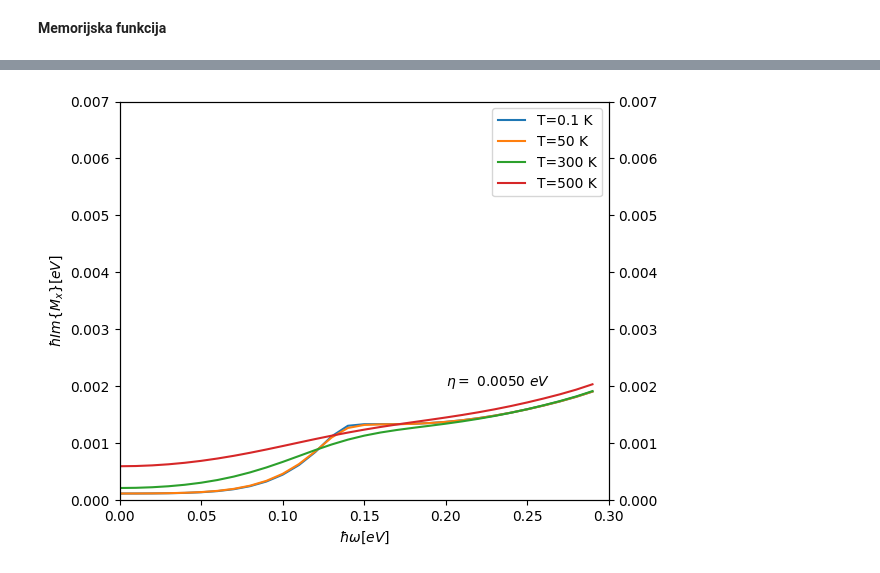
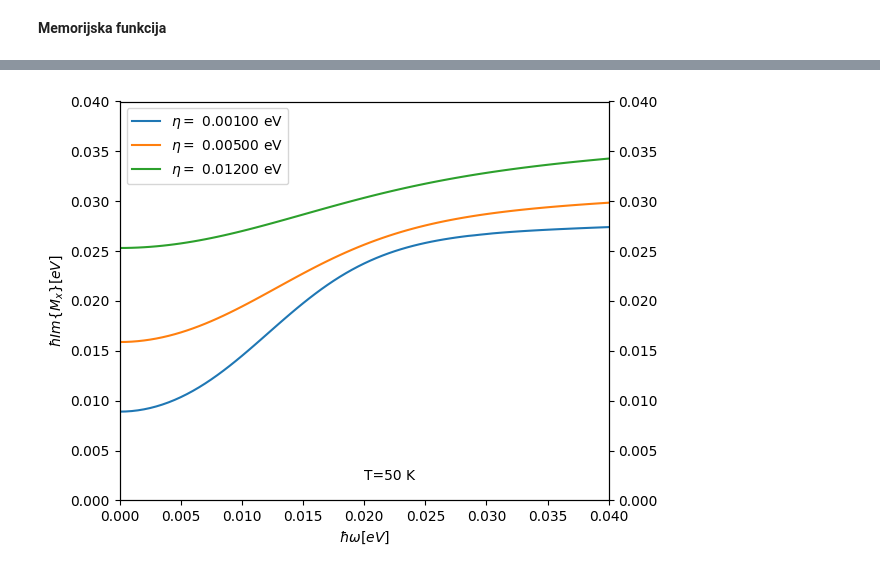
Before and after one commit to ppapac/24112024_memfn, a Jupyter notebook: MemoryDirac3D_012325.ipynb, the cells around one changed output, grey strips where cells are left out. Drawn from its saved outputs; the diff is of its cells as text; code cells hidden in the pictures.

```diff
--- a/MemoryDirac3D_012325.ipynb
+++ b/MemoryDirac3D_012325.ipynb
@@ -249,0 +252,10 @@ KeyboardInterrupt:
+# %%
+fig, *axs = setup_plot(imag=False, y_lim=[0,0.04], x_lim=[0,0.04])
+w_to_plot = np.arange(0,0.0401,0.0005)
+for T in [1, 50, 300, 500]:
+    integrals = calculate_integral_points(mem_fn_ac, T=T, ws=w_to_plot)
+    plot_result(axs[0], integrals[0], T=T, ws=w_to_plot)
+    arrays_to_csv(w_to_plot, integrals[0], f"ac, T={T}K, eta={eta_0}eV")
+axs[0].legend(loc="best")
+plt.text(0.020, 0.002 , f"$\eta = $ {eta_0:.4f} $eV$" , fontsize =10)
+fig.tight_layout()
@@ -250,9 +264,10 @@ KeyboardInterrupt:
 # %%
-fig, *axs = setup_plot(imag=False, y_lim=[0,0.007])
-for T in [0.1, 50, 300, 500]:
-    integrals = calculate_integral_points(mem_fn_ac, T=T, ws=np.arange(0,0.3,0.01))
-    plot_result(axs[0], integrals[0], T=T, ws=np.arange(0,0.3,0.01))
+fig, *axs = setup_plot(real=False, y_lim=[0,0.25], x_lim=[0, 0.04])
+w_to_plot = np.arange(0,0.0401,0.0005)
+for T in [1, 50, 300, 500]:
+    integrals = calculate_integral_points(mem_fn_ac, T=T, ws=w_to_plot)
+    plot_result(axs[0], integrals[1], T=T, ws=w_to_plot)
 axs[0].legend(loc="best")
-plt.text(0.20, 0.002 , f"$\eta = $ {eta_0:.4f} $eV$" , fontsize =10)
+plt.text(0.020, 0.002 , f"$\eta = $ {eta_0:.4f} $eV$" , fontsize =10)
 fig.tight_layout()
 # %% [output]
@@ -259,0 +276,10 @@ fig.tight_layout()
+# %%
+fig, *axs = setup_plot(imag=False, y_lim=[0,0.04], x_lim=[0, 0.04])
+w_to_plot = np.arange(0,0.0401,0.0005)
+for eta in [0.001, 0.005, 0.012]:
+    integrals = calculate_integral_points(mem_fn_ac, eta=eta, ws=w_to_plot)
+    plot_result(axs[0], integrals[0], eta=eta, ws=w_to_plot)
+    arrays_to_csv(w_to_plot, integrals[0], f"ac, T={T_0}K, eta={eta}eV")
+axs[0].legend(loc="best")
+plt.text(0.020, 0.002 , f"T={T_0} K" , fontsize =10)
+fig.tight_layout()
@@ -260,10 +288,11 @@ fig.tight_layout()
 # %%
-fig, *axs = setup_plot(real=False, y_lim=[0,0.007])
-for T in [0.1, 50, 300, 500]:
-    integrals = calculate_integral_points(mem_fn_ac, T=T, ws=np.arange(0,0.3,0.01))
-    plot_result(axs[0], integrals[1], T=T, ws=np.arange(0,0.3,0.01))
+fig, *axs = setup_plot(real=False, y_lim=[0,0.04], x_lim=[0, 0.04])
+w_to_plot = np.arange(0,0.0401,0.0005)
+for eta in [0.001, 0.005, 0.012]:
+    integrals = calculate_integral_points(mem_fn_ac, eta=eta, ws=w_to_plot)
+    plot_result(axs[0], integrals[1], eta=eta, ws=w_to_plot)
 axs[0].legend(loc="best")
-plt.text(0.20, 0.002 , f"$\eta = $ {eta_0:.4f} $eV$" , fontsize =10)
+plt.text(0.020, 0.002 , f"T={T_0} K" , fontsize =10)
 fig.tight_layout()
 # %% [output]
-[figure, old version]
+[figure, new version]
```
Also changed, not shown: parts of 20 cells of this notebook, 26 other files.
